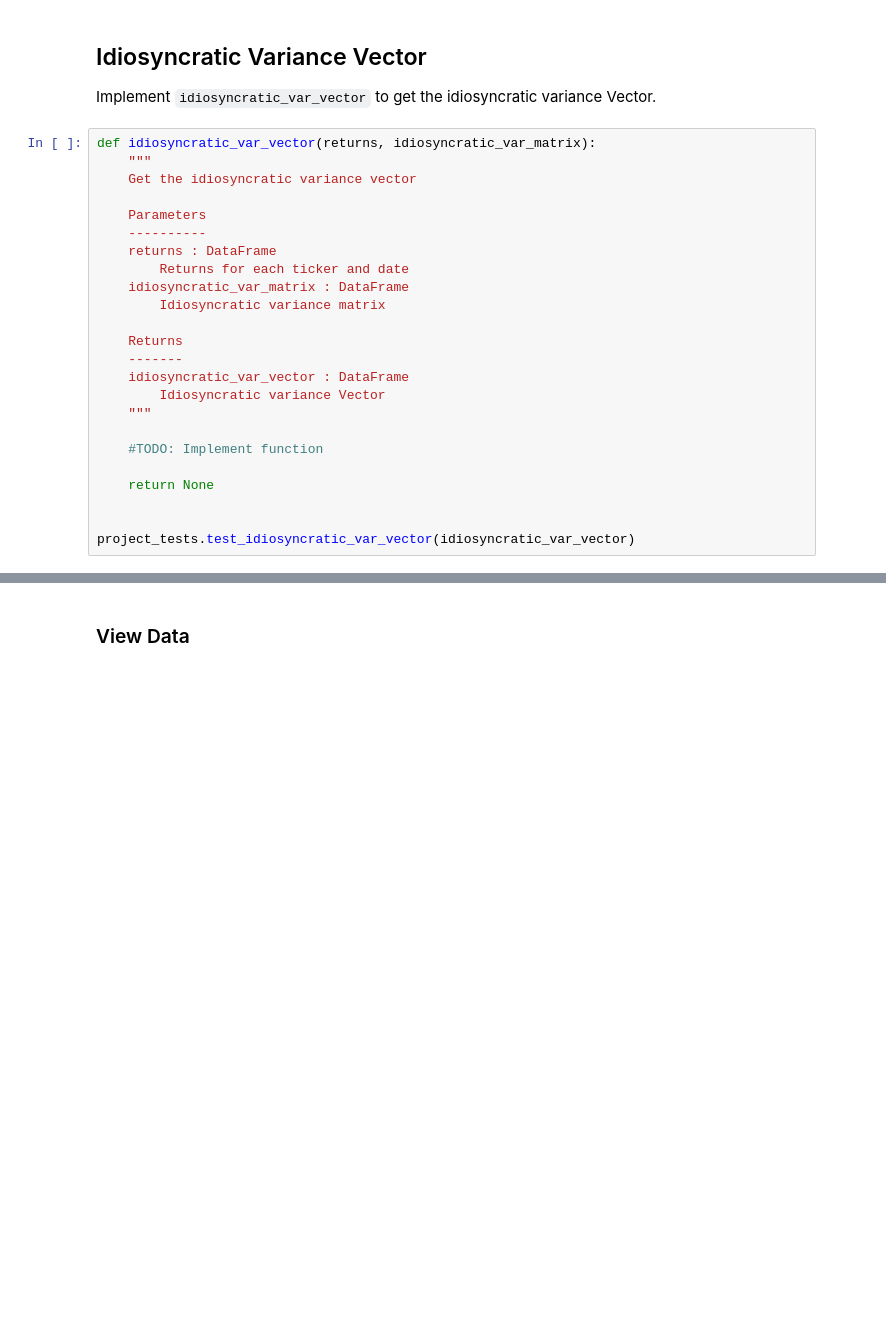
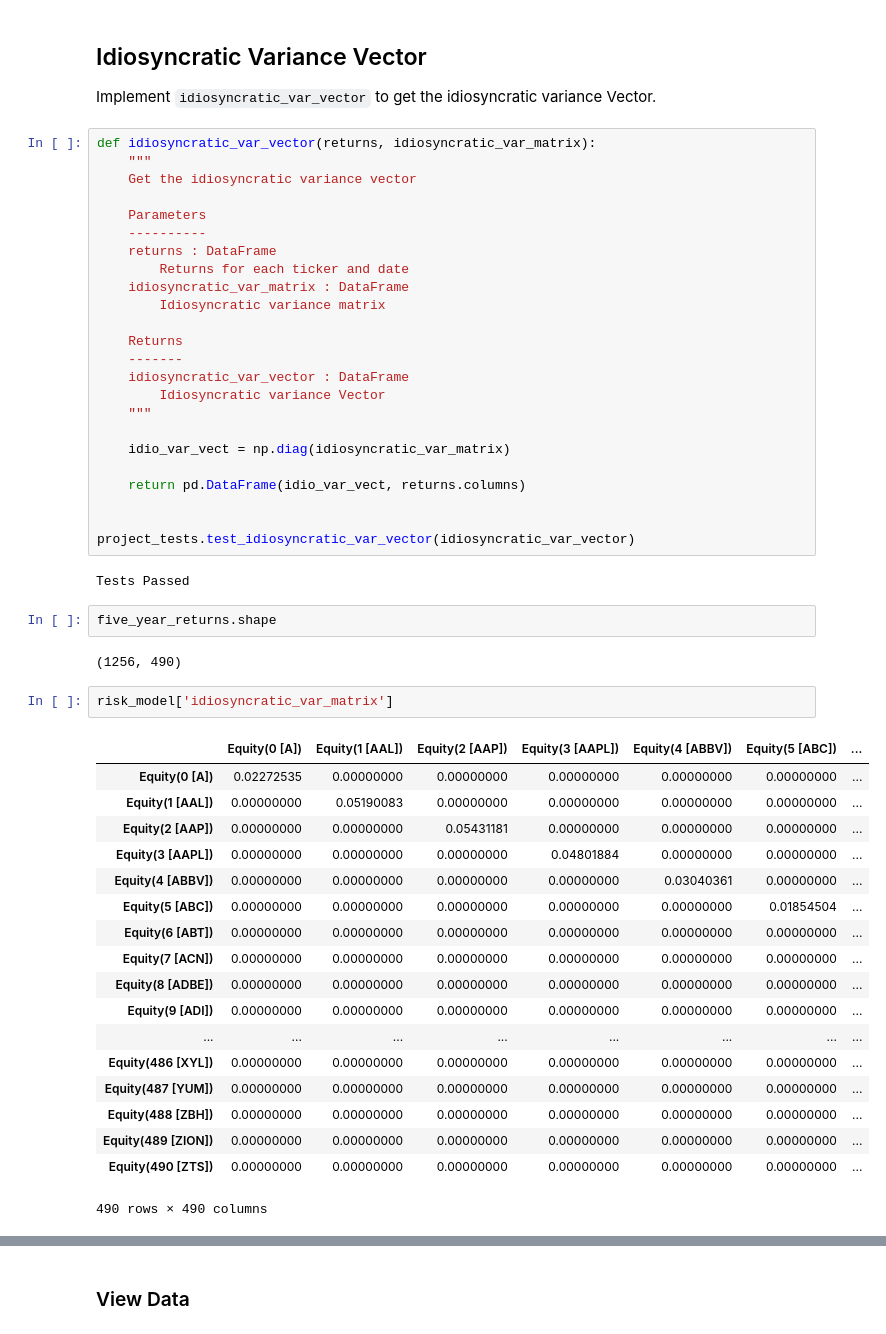
Before and after one commit to cerionXLII/MultiFactorPortfolioModel, a Jupyter notebook: src/project_4_starter.ipynb, the cells around one changed output, grey strips where cells are left out. Cells and saved outputs as stored; diff of their text form; blank space fills up the shorter version.

```diff
--- a/src/project_4_starter.ipynb
+++ b/src/project_4_starter.ipynb
@@ -431,9 +544,36 @@ def idiosyncratic_var_vector(returns, idiosyncratic_var_matrix):
         Idiosyncratic variance Vector
     """
 
-    #TODO: Implement function
+    idio_var_vect = np.diag(idiosyncratic_var_matrix)
 
-    return None
+    return pd.DataFrame(idio_var_vect, returns.columns)
 
 
 project_tests.test_idiosyncratic_var_vector(idiosyncratic_var_vector)
+# %% [output]
+Tests Passed
+# %%
+five_year_returns.shape
+# %% [output]
+(1256, 490)
+# %%
+risk_model['idiosyncratic_var_matrix']
+# %% [output]
+|  | Equity(0 [A]) | Equity(1 [AAL]) | Equity(2 [AAP]) | Equity(3 [AAPL]) | Equity(4 [ABBV]) | Equity(5 [ABC]) | ... |
+| Equity(0 [A]) | 0.02272535 | 0.00000000 | 0.00000000 | 0.00000000 | 0.00000000 | 0.00000000 | ... |
+| Equity(1 [AAL]) | 0.00000000 | 0.05190083 | 0.00000000 | 0.00000000 | 0.00000000 | 0.00000000 | ... |
+| Equity(2 [AAP]) | 0.00000000 | 0.00000000 | 0.05431181 | 0.00000000 | 0.00000000 | 0.00000000 | ... |
+| Equity(3 [AAPL]) | 0.00000000 | 0.00000000 | 0.00000000 | 0.04801884 | 0.00000000 | 0.00000000 | ... |
+| Equity(4 [ABBV]) | 0.00000000 | 0.00000000 | 0.00000000 | 0.00000000 | 0.03040361 | 0.00000000 | ... |
+| Equity(5 [ABC]) | 0.00000000 | 0.00000000 | 0.00000000 | 0.00000000 | 0.00000000 | 0.01854504 | ... |
+| Equity(6 [ABT]) | 0.00000000 | 0.00000000 | 0.00000000 | 0.00000000 | 0.00000000 | 0.00000000 | ... |
+| Equity(7 [ACN]) | 0.00000000 | 0.00000000 | 0.00000000 | 0.00000000 | 0.00000000 | 0.00000000 | ... |
+| Equity(8 [ADBE]) | 0.00000000 | 0.00000000 | 0.00000000 | 0.00000000 | 0.00000000 | 0.00000000 | ... |
+| Equity(9 [ADI]) | 0.00000000 | 0.00000000 | 0.00000000 | 0.00000000 | 0.00000000 | 0.00000000 | ... |
+| ... | ... | ... | ... | ... | ... | ... | ... |
+| Equity(486 [XYL]) | 0.00000000 | 0.00000000 | 0.00000000 | 0.00000000 | 0.00000000 | 0.00000000 | ... |
+| Equity(487 [YUM]) | 0.00000000 | 0.00000000 | 0.00000000 | 0.00000000 | 0.00000000 | 0.00000000 | ... |
+| Equity(488 [ZBH]) | 0.00000000 | 0.00000000 | 0.00000000 | 0.00000000 | 0.00000000 | 0.00000000 | ... |
+| Equity(489 [ZION]) | 0.00000000 | 0.00000000 | 0.00000000 | 0.00000000 | 0.00000000 | 0.00000000 | ... |
+| Equity(490 [ZTS]) | 0.00000000 | 0.00000000 | 0.00000000 | 0.00000000 | 0.00000000 | 0.00000000 | ... |
+490 rows × 490 columns
```
Also changed, not shown: parts of 17 cells of this notebook.
